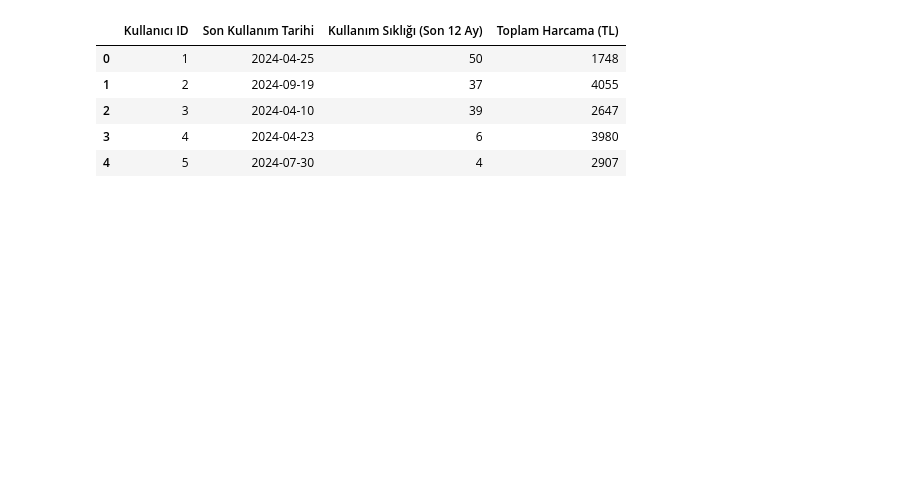
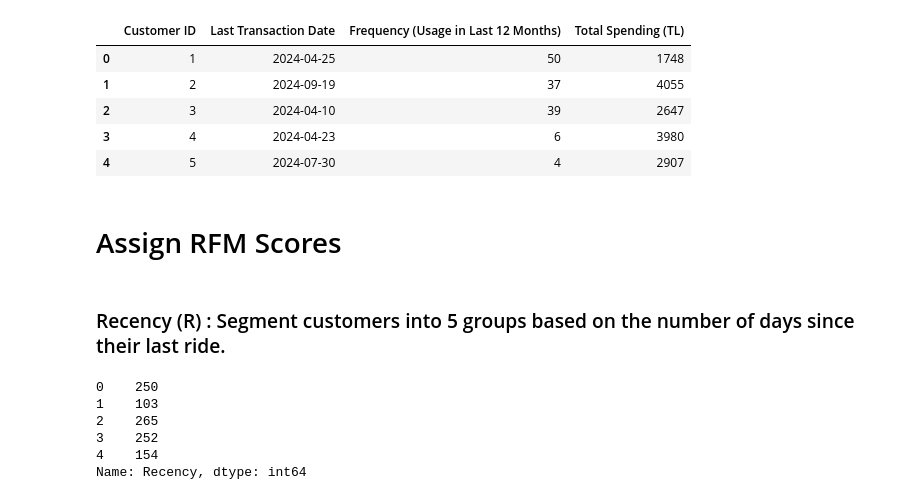
Before and after one commit to rodyonraskolnikov/rfm-segmentation-retention-analysis, a Jupyter notebook: bitaksi_rfm.ipynb, the cells around one changed output. Drawn from its saved outputs; the diff is of its cells as text; code cells hidden in the pictures; blank space fills up the shorter version.

```diff
--- a/bitaksi_rfm.ipynb
+++ b/bitaksi_rfm.ipynb
@@ -5,10 +6,14 @@ import matplotlib.pyplot as plt
 # %%
-# df = pd.read_excel("bitaksi_RFM_Segmentasyonu_Dummy_Data_1000.xlsx")
-# df.head()
+df = pd.read_excel("bitaksi_RFM_Segmentasyonu_Dummy_Data_1000.xlsx")
+df.head()
 # %% [output]
-|  | Kullanıcı ID | Son Kullanım Tarihi | Kullanım Sıklığı (Son 12 Ay) | Toplam Harcama (TL) |
+|  | Customer ID | Last Transaction Date | Frequency (Usage in Last 12 Months) | Total Spending (TL) |
 | 0 | 1 | 2024-04-25 | 50 | 1748 |
 | 1 | 2 | 2024-09-19 | 37 | 4055 |
 | 2 | 3 | 2024-04-10 | 39 | 2647 |
 | 3 | 4 | 2024-04-23 | 6 | 3980 |
 | 4 | 5 | 2024-07-30 | 4 | 2907 |
+# %% [markdown]
+# Assign RFM Scores
+# %% [markdown]
+### Recency (R) : Segment customers into 5 groups based on the number of days since their last ride.
@@ -14,0 +22,15 @@ import matplotlib.pyplot as plt
+# %%
+# calculate recency
+
+today = dt.datetime(2024, 12, 31) # assume today is the last day of 2024
+df['Last Transaction Date'] = pd.to_datetime(df['Last Transaction Date'])
+df['Recency'] = (today - df['Last Transaction Date']).dt.days
+
+df['Recency'].head()
+# %% [output]
+0    250
+1    103
+2    265
+3    252
+4    154
+Name: Recency, dtype: int64
```
Also changed, not shown: parts of 44 cells of this notebook, 1 other file.
